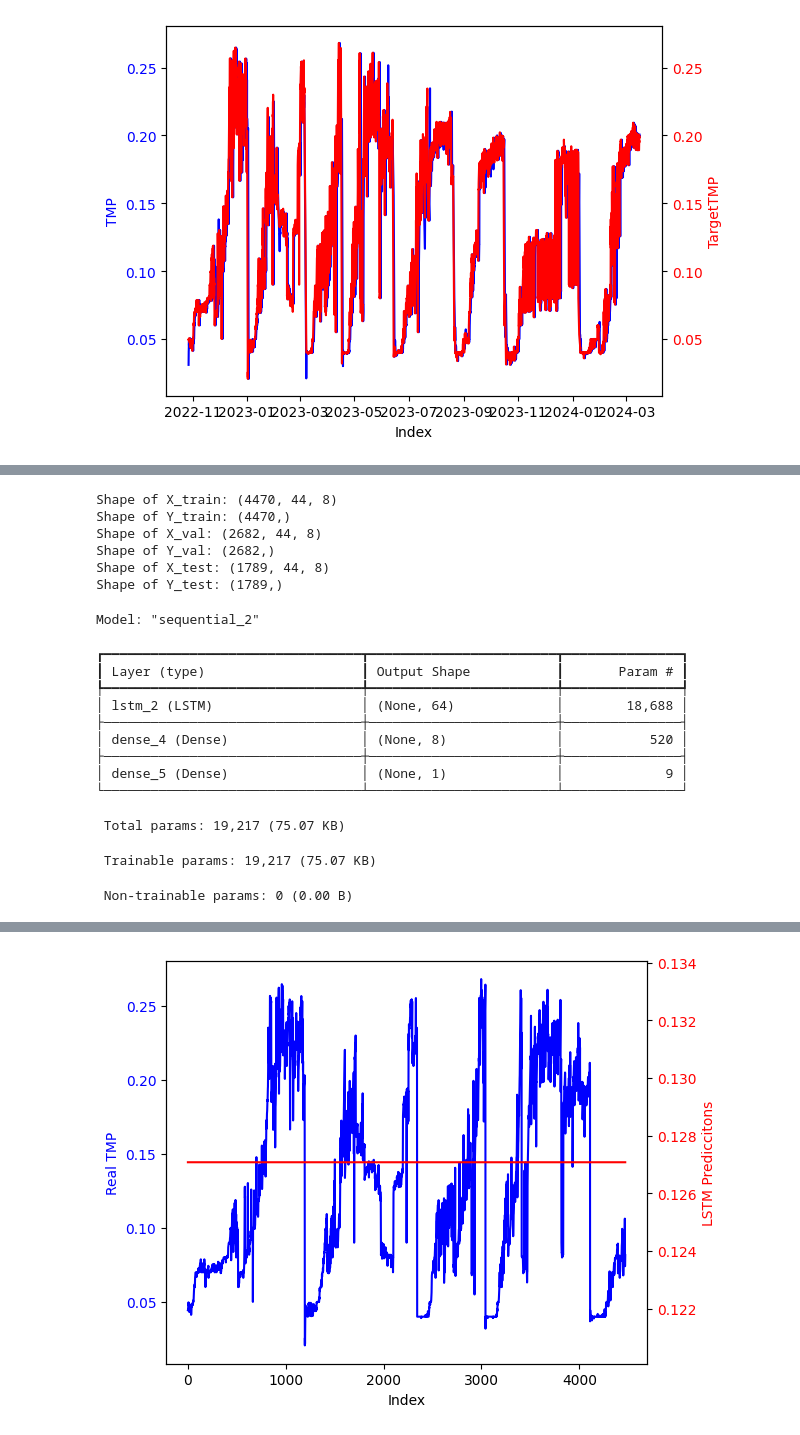
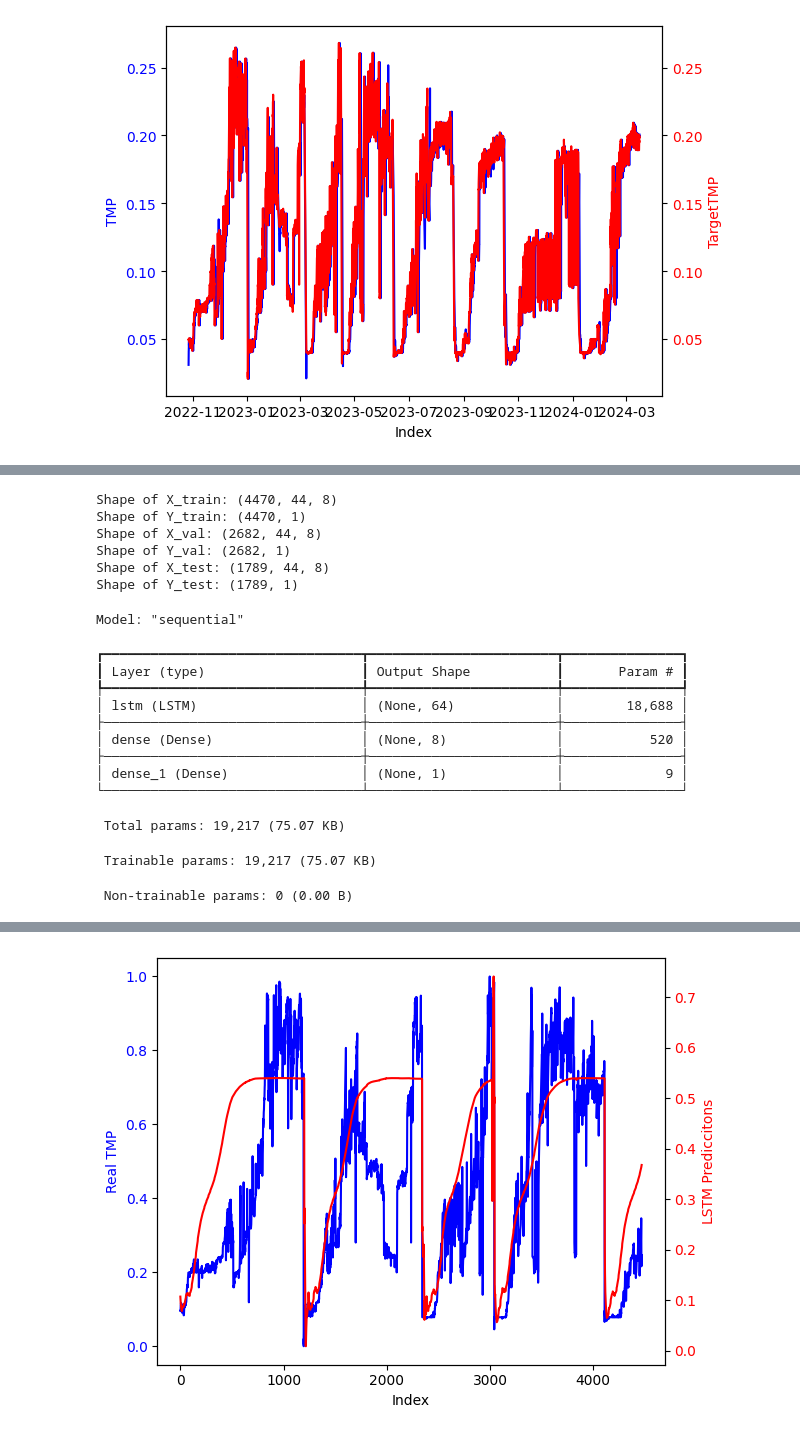
Before and after one commit to BacterioBranches/MBR_ML_model, a Jupyter notebook: main.ipynb, the cells around one changed output, grey strips where cells are left out. Saved outputs shown, nothing was run; the diff lists cells and outputs as text; code cells hidden in the pictures.

Commit message:
Norma data for LSTM

```diff
--- a/main.ipynb
+++ b/main.ipynb
@@ -189,14 +250,4 @@ with open('xgb_model_v1.pkl','wb') as f:
 # %%
-# LSTM attempt
-
-import tensorflow as tf
-from tensorflow.keras.models import Sequential
-from tensorflow.keras.layers import LSTM, InputLayer, Dense
-from tensorflow.keras.callbacks import ModelCheckpoint
-from tensorflow.keras.losses import MeanSquaredError
-from tensorflow.keras.metrics import RootMeanSquaredError
-from tensorflow.keras.optimizers import Adam
-from tensorflow.keras.models import load_model
 
 def df_to_X_y(dfx, dfy, window_size=44):
     dfx_as_np = dfx.to_numpy()
@@ -210,7 +261,7 @@ def df_to_X_y(dfx, dfy, window_size=44):
         y.append(label)
     return np.array(x), np.array(y)
 
-X_lstm, Y_lstm = df_to_X_y(X, Y)
+X_lstm, Y_lstm = df_to_X_y(Xnorm, Ynorm)
 
 split_1 = int(0.5 * len(X_lstm))
 split_2 = int(0.8 * len(X_lstm))
@@ -265,20 +316,20 @@ fig.tight_layout()
 plt.show()
 # %% [output]
 Shape of X_train: (4470, 44, 8)
-Shape of Y_train: (4470,)
+Shape of Y_train: (4470, 1)
 Shape of X_val: (2682, 44, 8)
-Shape of Y_val: (2682,)
+Shape of Y_val: (2682, 1)
 Shape of X_test: (1789, 44, 8)
-Shape of Y_test: (1789,)
+Shape of Y_test: (1789, 1)
-Model: "sequential_2"
+Model: "sequential"
 ┏━━━━━━━━━━━━━━━━━━━━━━━━━━━━━━━━━┳━━━━━━━━━━━━━━━━━━━━━━━━┳━━━━━━━━━━━━━━━┓
 ┃ Layer (type)                    ┃ Output Shape           ┃       Param # ┃
 ┡━━━━━━━━━━━━━━━━━━━━━━━━━━━━━━━━━╇━━━━━━━━━━━━━━━━━━━━━━━━╇━━━━━━━━━━━━━━━┩
-│ lstm_2 (LSTM)                   │ (None, 64)             │        18,688 │
+│ lstm (LSTM)                     │ (None, 64)             │        18,688 │
 ├─────────────────────────────────┼────────────────────────┼───────────────┤
-│ dense_4 (Dense)                 │ (None, 8)              │           520 │
+│ dense (Dense)                   │ (None, 8)              │           520 │
 ├─────────────────────────────────┼────────────────────────┼───────────────┤
-│ dense_5 (Dense)                 │ (None, 1)              │             9 │
+│ dense_1 (Dense)                 │ (None, 1)              │             9 │
 └─────────────────────────────────┴────────────────────────┴───────────────┘
  Total params: 19,217 (75.07 KB)
  Trainable params: 19,217 (75.07 KB)
@@ -302,2 +353,2 @@ Epoch 10/10
 140/140 ━━━━━━━━━━━━━━━━━━━━ 1s 5ms/step
-[figure, old version]
+[figure, new version]
```
Also changed, not shown: parts of 4 cells of this notebook, 1 other file.
